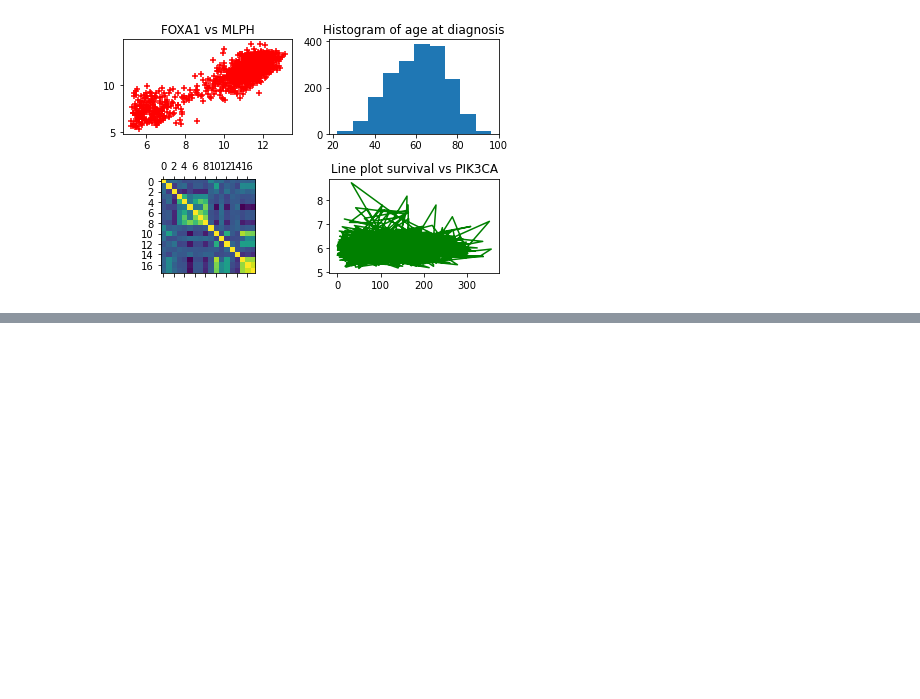
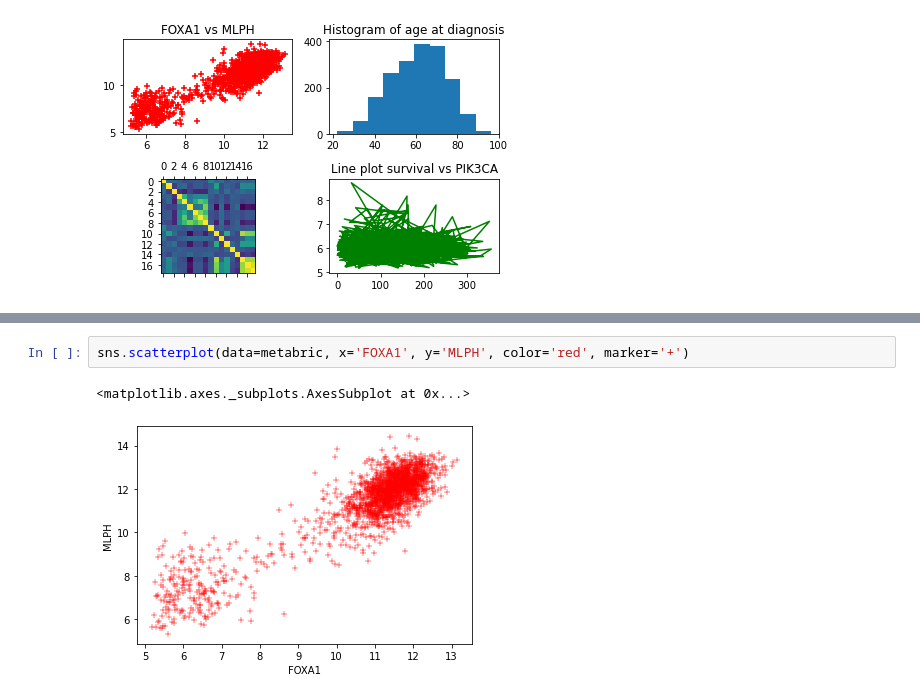
Before and after one commit to jharrymoore/intermediate_python, a Jupyter notebook: completed_notebooks/week3_solution.ipynb, the cells around one changed output, grey strips where cells are left out. Saved outputs shown, nothing was run; the diff lists cells and outputs as text; blank space fills up the shorter version.

```diff
--- a/completed_notebooks/week3_solution.ipynb
+++ b/completed_notebooks/week3_solution.ipynb
@@ -129,0 +132,5 @@ Let's see how `seaborn` can be used as a wrapper around matplotlib to extend the
+# %%
+sns.scatterplot(data=metabric, x='FOXA1', y='MLPH', color='red', marker='+')
+# %% [output]
+<matplotlib.axes._subplots.AxesSubplot at 0x...>
+[figure, added]
```
Also changed, not shown: parts of 21 cells of this notebook, 1 other file.
